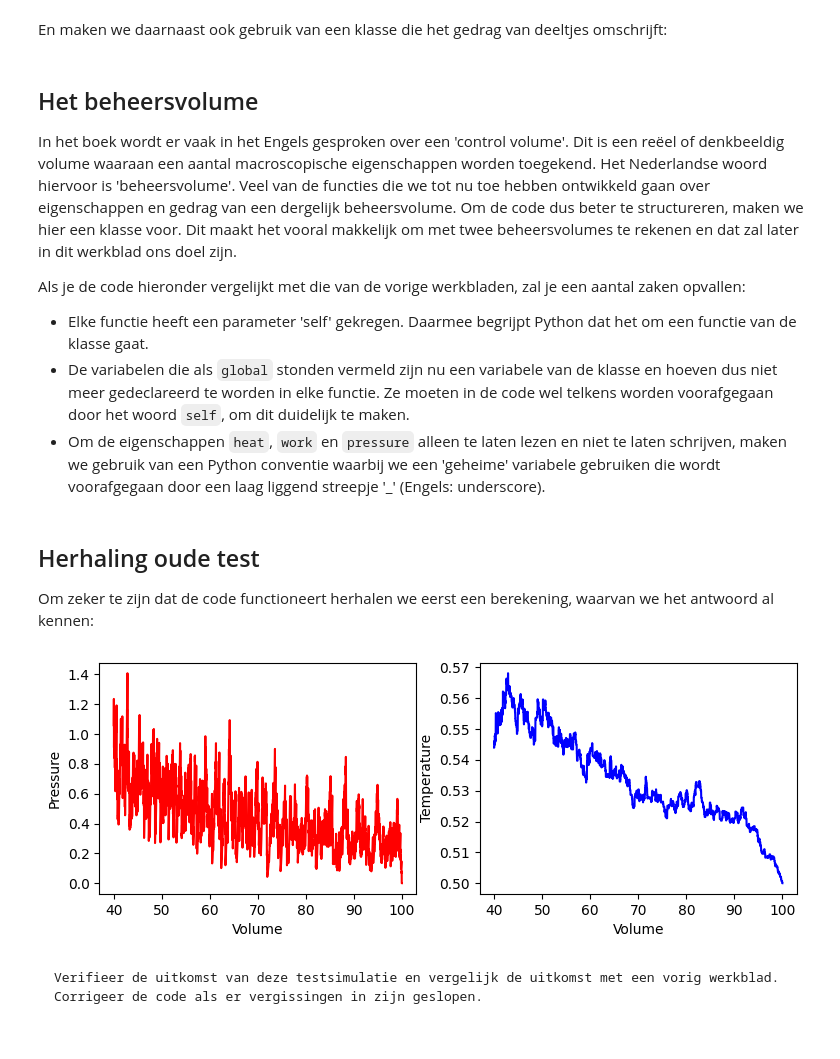
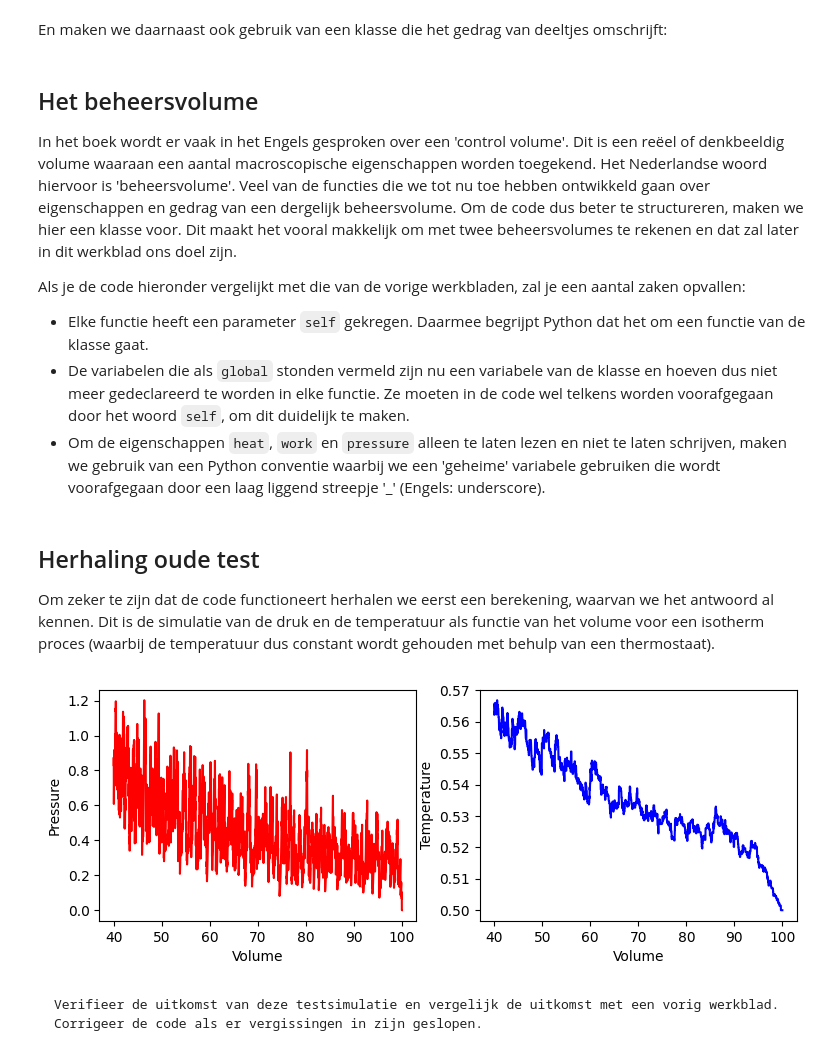
Before and after one commit to Contemporary-Physicslab/PySim, a Jupyter notebook: book/Q2/entropie.ipynb, the cells around one changed output. Cells and saved outputs as stored; diff of their text form; code cells hidden in the pictures.

Commit message:
toevoegen antwoordvelden entropie

````diff
--- a/book/Q2/entropie.ipynb
+++ b/book/Q2/entropie.ipynb
@@ -28,4 +39,6 @@ Net als bij de eerdere simulaties, gaan we uit van dezelfde set van constanten.
 # %%
+# voorbeelduitwerking
+
 import numpy as np
 import matplotlib.pyplot as plt
 from matplotlib.animation import FuncAnimation
@@ -36,7 +49,7 @@ N = 40                         # Aantal deeltjes
 V_0 = 1                        # Startsnelheid van deeltjes
 RADIUS = 0.1                   # Straal van moleculen
 DT = 0.3 * RADIUS / V_0        # Tijdstap om geen botsing te missen
-V_PISTON_0 = -0.1              # Startsnelheid van zuiger
+V_PISTON_0 = -0.02              # Startsnelheid van zuiger
 # (negatief betekent zowel links als rechts naar binnen gericht)
 # %% [markdown]
 En maken we daarnaast ook gebruik van een klasse die het gedrag van deeltjes omschrijft:
@@ -86,7 +99,7 @@ In het boek wordt er vaak in het Engels gesproken over een 'control volume'. Dit
 
 Als je de code hieronder vergelijkt met die van de vorige werkbladen, zal je een aantal zaken opvallen:
 
-- Elke functie heeft een parameter 'self' gekregen. Daarmee begrijpt Python dat het om een functie van de klasse gaat.
+- Elke functie heeft een parameter `self` gekregen. Daarmee begrijpt Python dat het om een functie van de klasse gaat.
 - De variabelen die als `global` stonden vermeld zijn nu een variabele van de klasse en hoeven dus niet meer gedeclareerd te worden in elke functie. Ze moeten in de code wel telkens worden voorafgegaan door het woord `self`, om dit duidelijk te maken.
 - Om de eigenschappen `heat`, `work` en `pressure` alleen te laten lezen en niet te laten schrijven, maken we gebruik van een Python conventie waarbij we een 'geheime' variabele gebruiken die wordt voorafgegaan door een laag liggend streepje '_' (Engels: underscore).
 # %%
@@ -182,35 +195,34 @@ class ControlVolume:
 # %% [markdown]
 ## Herhaling oude test
 
-Om zeker te zijn dat de code functioneert herhalen we eerst een berekening, waarvan we het antwoord al kennen:
+Om zeker te zijn dat de code functioneert herhalen we eerst een berekening, waarvan we het antwoord al kennen. Dit is de simulatie van de druk en de temperatuur als functie van het volume voor een isotherm proces (waarbij de temperatuur dus constant wordt gehouden met behulp van een thermostaat).
 # %%
 num_data = 5000
 
 volumes = np.zeros(num_data, dtype=float)
 pressures = np.zeros(num_data, dtype=float)
 temperatures = np.zeros(num_data, dtype=float)
-# times = np.linspace(1, 100, 100)
 
-cv = ControlVolume(BOX_SIZE_0, BOX_SIZE_0, 50, 0.2 *  V_PISTON_0, 0.5)
+cv = ControlVolume(BOX_SIZE_0, BOX_SIZE_0, 50, V_PISTON_0, 0.5)
 for i in range(num_data):
     cv.take_time_step()
     volumes[i] = cv.area
     pressures[i] = cv.pressure
     temperatures[i] = cv.temperature
 
 fig, (ax1, ax2) = plt.subplots(1, 2, figsize=(9, 3))
 ax1.set_xlabel('Volume')
 ax1.set_ylabel('Pressure')
 ax2.set_xlabel('Volume')
 ax2.set_ylabel('Temperature')
 fig.tight_layout
 
 ax1.plot(volumes, pressures, '-r')
 ax2.plot(volumes, temperatures, '-b')
 
 plt.show()
 # %% [output]
-[figure, old version]
+[figure, new version]
 # %% [markdown]
 ```{exercise}
 Verifieer de uitkomst van deze testsimulatie en vergelijk de uitkomst met een vorig werkblad. Corrigeer de code als er vergissingen in zijn geslopen.
````
Also changed, not shown: parts of 12 cells of this notebook.
